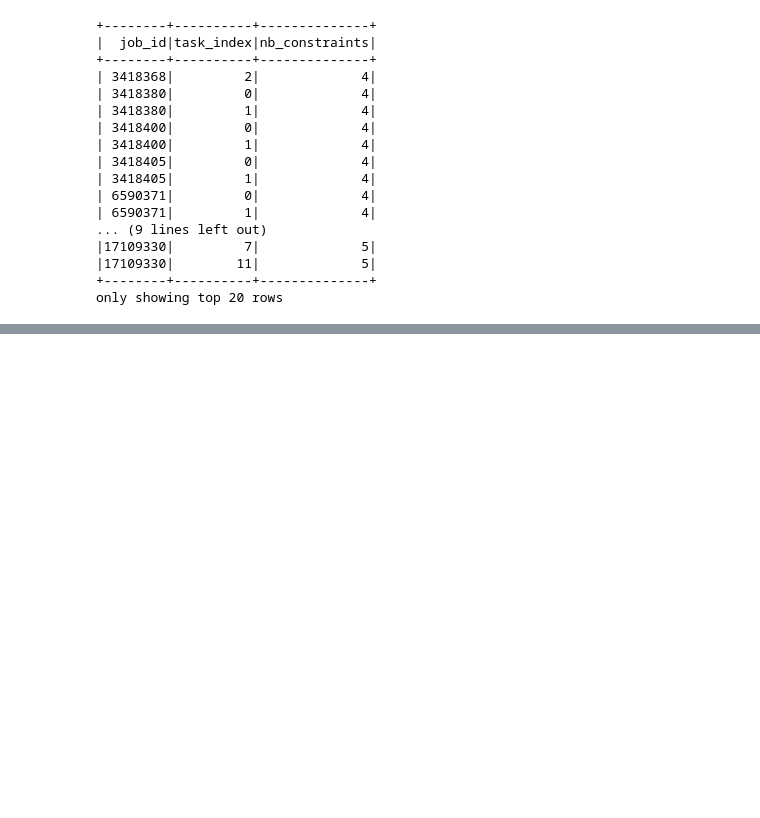
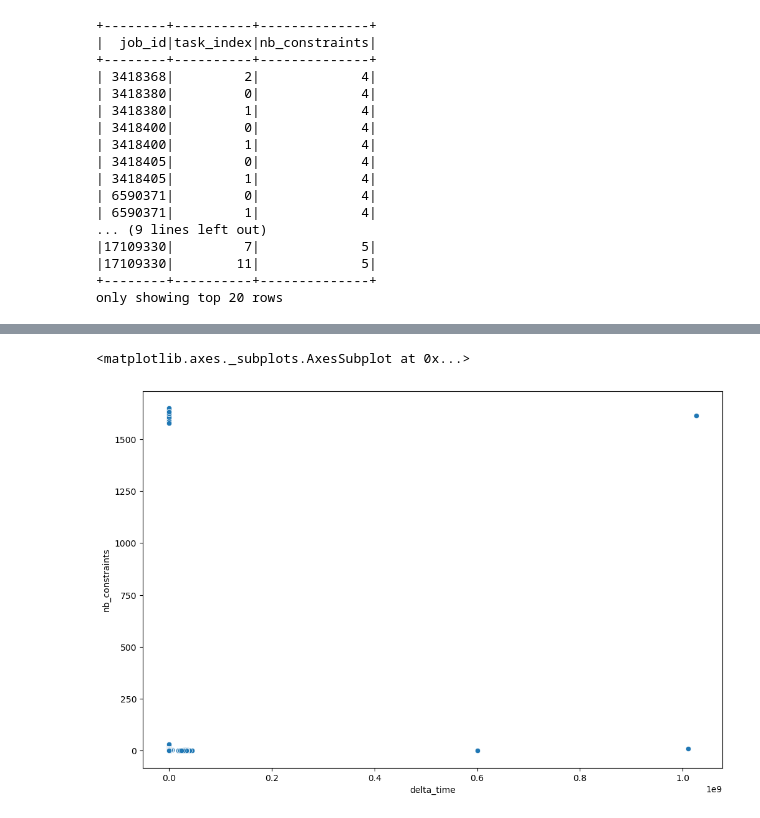
Before and after one commit to templierw/spark_lab, a Jupyter notebook: lab.ipynb, the cells around one changed output, grey strips where cells are left out. Cells and saved outputs as stored; diff of their text form; code cells hidden in the pictures; blank space fills up the shorter version.

```diff
--- a/lab.ipynb
+++ b/lab.ipynb
@@ -512,3 +512,7 @@ full2.filter(col('delta_time') > 0).show()
 only showing top 20 rows
 # %%
 # @ME : VIS GOES HERE, USE 2 LAST COLS
+sns.scatterplot(data=full2.toPandas(), y="nb_constraints", x="delta_time")
+# %% [output]
+<matplotlib.axes._subplots.AxesSubplot at 0x...>
+[figure, added]
```
